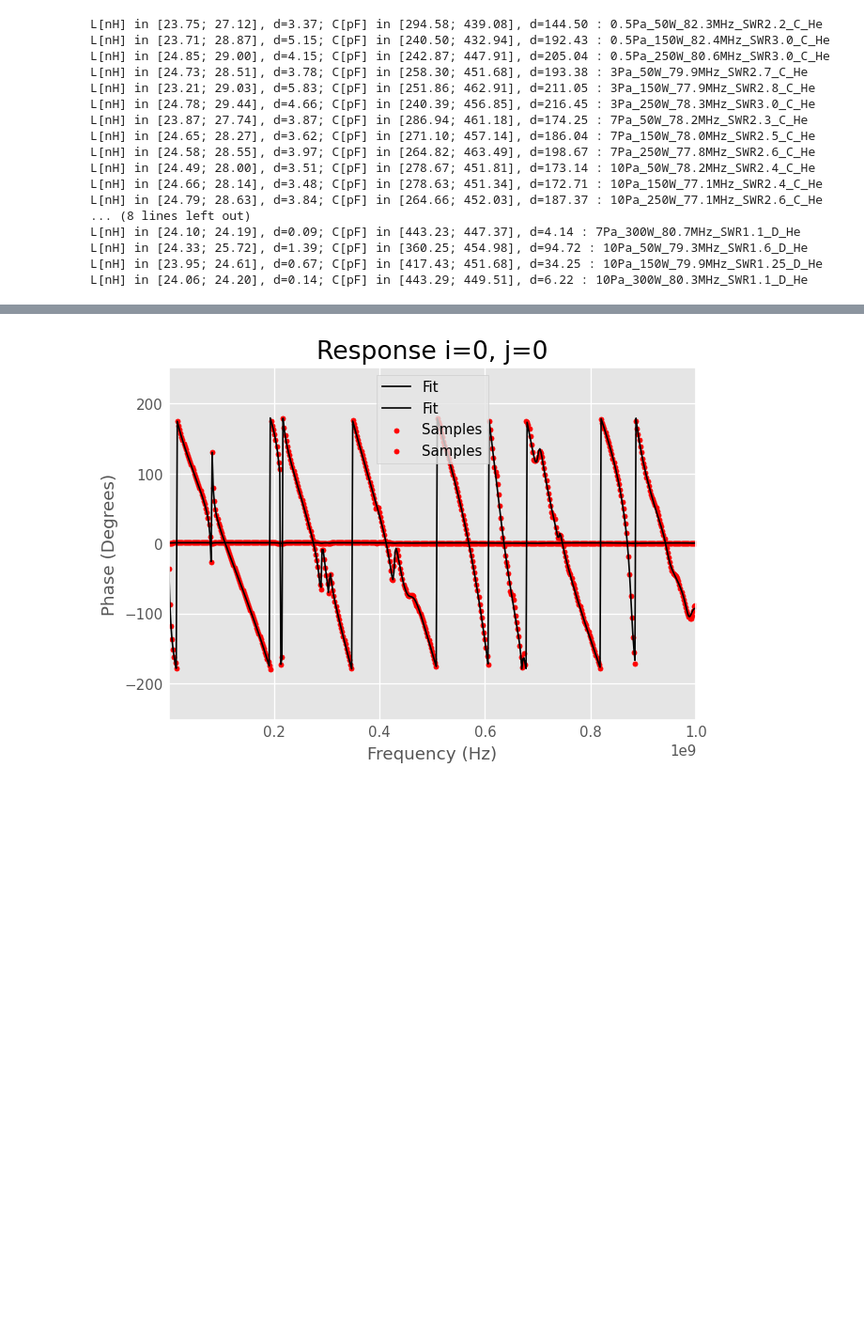
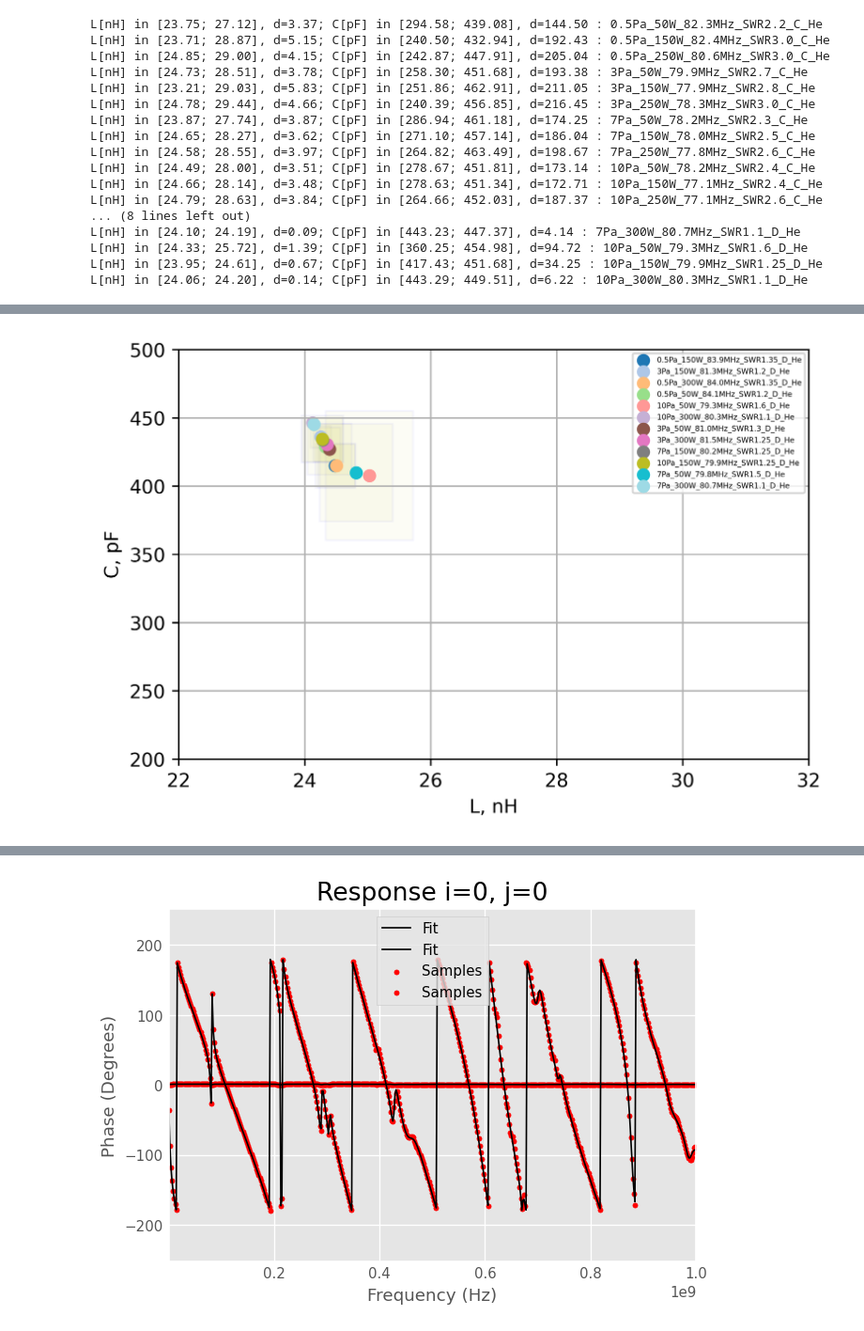
Before and after one commit to dsamsonov1/to2rep, a Jupyter notebook: to2rep.ipynb, the cells around one changed output, grey strips where cells are left out. Shown at 94% size. Drawn from its saved outputs; the diff is of its cells as text; code cells hidden in the pictures; blank space fills up the shorter version.

```diff
--- a/to2rep.ipynb
+++ b/to2rep.ipynb
@@ -532,3 +538,98 @@ fig.savefig(base_path + 'lc_ranges.png')
+# %%
+# join optimums
+import pickle
+
+base_path = '/content/drive/My Drive/to2rep/'
+
+with open(base_path + 'optimums_ar.pkl', 'rb') as f:
+
+  optimums_ar = pickle.load(f)
+
+with open(base_path + 'optimums_he.pkl', 'rb') as f:
+
+  optimums_he = pickle.load(f)
+
+optimums = {**optimums_ar, **optimums_he}
+
+with open(base_path + 'optimums.pkl', 'wb') as f:
+    pickle.dump(optimums, f)
+# %%
+#draw L and C diagram
+
+import numpy as np
+import matplotlib.pyplot as plt
+import matplotlib.cm as cm
+from matplotlib.collections import PatchCollection
+from matplotlib.patches import Rectangle
+import matplotlib.colors as mcolors
+from cycler import cycler
+
+
+# Create figure and axes
+fig,ax = plt.subplots(1)
+
+x=[]
+y=[]
+legend=[]
+
+errorboxes = []
+
+with open(base_path + 'optimums.pkl', 'rb') as f:
+
+  optimums = pickle.load(f)
+
+dict_ar_d = {'0.5Pa_50W_83.0MHz_SWR1.2_D_Ar', '0.5Pa_150W_82.3MHz_SWR1.4_D_Ar', '0.5Pa_300W_83.2MHz_SWR1.5_D_Ar', '3Pa_50W_81.8MHz_SWR1.2_D_Ar',
+             '3Pa_150W_81.4MHz_SWR1.4_D_Ar', '3Pa_300W_80.6MHz_SWR1.6_D_Ar', '7Pa_50W_79.1MHz_SWR1.2_D_Ar', '7Pa_150W_79.2MHz_SWR1.2_D_Ar',
+             '7Pa_300W_79.1MHz_SWR1.9_D_Ar', '10Pa_50W_78.9MHz_SWR1.6_D_Ar', '10Pa_150W_79.2MHz_SWR1.2_D_Ar', '10Pa_300W_79.1MHz_SWR2_D_Ar'}
+
+dict_ar_c = {'0.5Pa_50W_82.9MHz_SWR_2_C_Ar', '0.5Pa_150W_83.2MHz_SWR2.5_C_Ar', '3Pa_50W_78.5MHz_SWR2.3_C_Ar', '3Pa_150W_80.3MHz_SWR2.7_C_Ar',
+             '7Pa_50W_78.3MHz_SWR2.2_C_Ar', '7Pa_150W_78.2MHz_SWR2.4_C_Ar', '10Pa_50W_78.2MHz_SWR2_C_Ar', '10Pa_150W_77.8MHz_SWR2.5_C_Ar'}
+
+dict_he_c = {'0.5Pa_50W_82.3MHz_SWR2.2_C_He', '0.5Pa_150W_82.4MHz_SWR3.0_C_He', '0.5Pa_250W_80.6MHz_SWR3.0_C_He', '3Pa_50W_79.9MHz_SWR2.7_C_He',
+             '3Pa_150W_77.9MHz_SWR2.8_C_He', '3Pa_250W_78.3MHz_SWR3.0_C_He', '7Pa_50W_78.2MHz_SWR2.3_C_He', '7Pa_150W_78.0MHz_SWR2.5_C_He',
+             '7Pa_250W_77.8MHz_SWR2.6_C_He', '10Pa_50W_78.2MHz_SWR2.4_C_He', '10Pa_150W_77.1MHz_SWR2.4_C_He', '10Pa_250W_77.1MHz_SWR2.6_C_He'}
+
+dict_he_d = {'0.5Pa_50W_84.1MHz_SWR1.2_D_He', '0.5Pa_150W_83.9MHz_SWR1.35_D_He', '0.5Pa_300W_84.0MHz_SWR1.35_D_He', '3Pa_50W_81.0MHz_SWR1.3_D_He',
+             '3Pa_150W_81.3MHz_SWR1.2_D_He', '3Pa_300W_81.5MHz_SWR1.25_D_He', '7Pa_50W_79.8MHz_SWR1.5_D_He', '7Pa_150W_80.2MHz_SWR1.25_D_He',
+            '7Pa_300W_80.7MHz_SWR1.1_D_He', '10Pa_50W_79.3MHz_SWR1.6_D_He', '10Pa_150W_79.9MHz_SWR1.25_D_He', '10Pa_300W_80.3MHz_SWR1.1_D_He'}
+
+filter_dict = dict_he_d
+
+optimums_l = {key: optimums[key] for key in optimums.keys()
+                               & filter_dict}
+
+colors = iter(cm.tab20(np.linspace(0, 1, len(optimums_l))))
+
+for i in optimums_l:
+
+  #print(optimums_l[i])
+  Lmin, Lmax, Cmin, Cmax = optimums_l[i]
+  ax.scatter((Lmax+Lmin)/2,(Cmax+Cmin)/2,label=i,color=next(colors))
+  legend.append(i)
+  xy=(Lmin,Cmin)
+  w=Lmax-Lmin
+  h=Cmax-Cmin
+  rect = Rectangle(xy, w, h)
+  errorboxes.append(rect)
+
+ax.legend()
+
+ax.legend(loc=1, prop={'size': 4}, ncol=1)
+
+plt.xlabel('L, nH')
+plt.ylabel('C, pF')
+
+pc = PatchCollection(errorboxes, facecolor='y', alpha=0.04, edgecolor='b',zorder=0)#,alpha=alpha)
+ax.add_collection(pc)
+ax.set_xlim((22, 32))
+ax.set_ylim((200, 500))
+ax.grid(visible=True, which='both', axis='both')
+#fig.set_size_inches(2, 2)
+fig.set_dpi(600)
+fig.savefig(base_path + 'lc_ranges_he_d.png')
+#plt.show()
+# %% [output]
+[figure, added]
 # %%
 # draw plasma impedance and mirror assembly impedance
 import numpy as np
```
Also changed, not shown: parts of 5 cells of this notebook.
